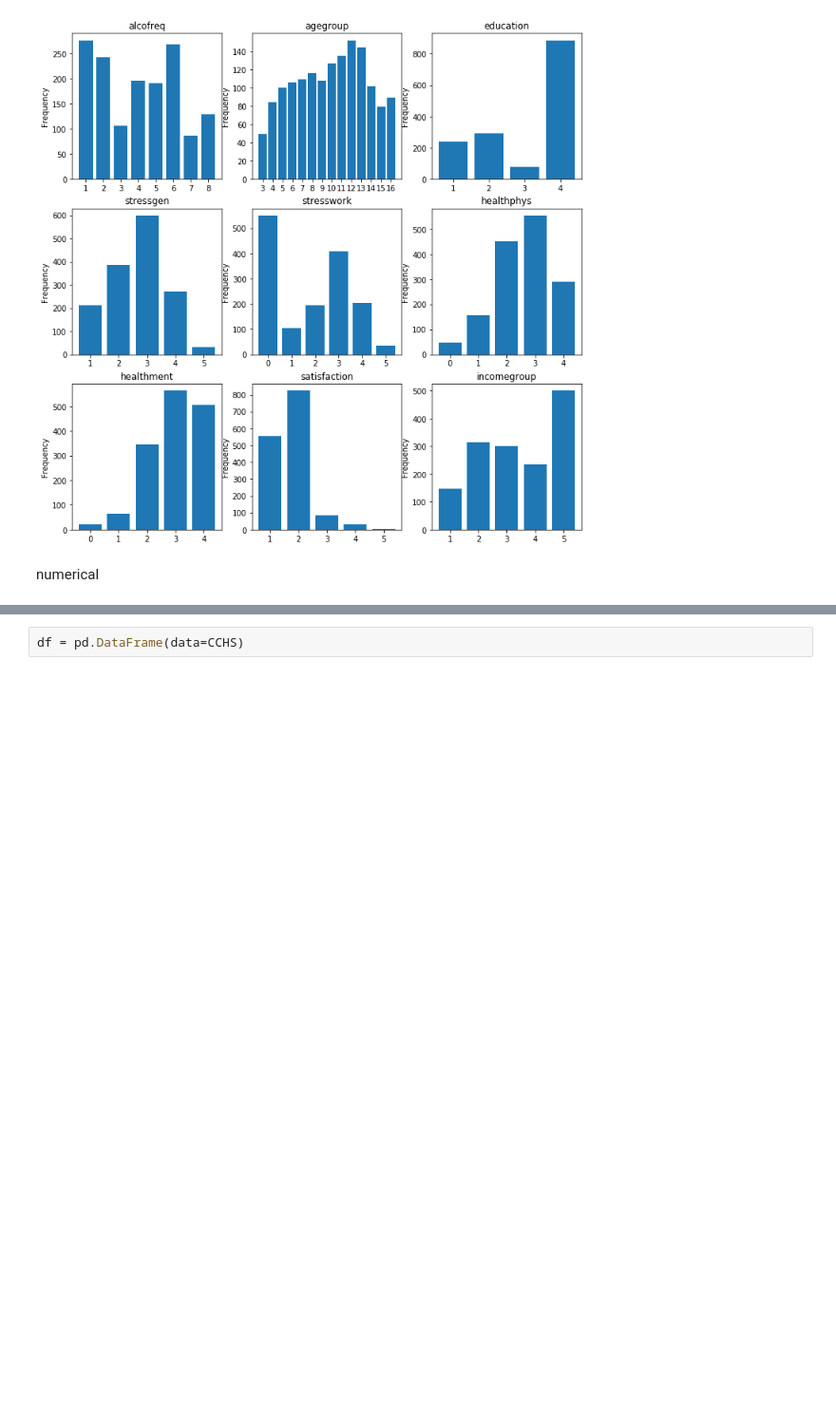
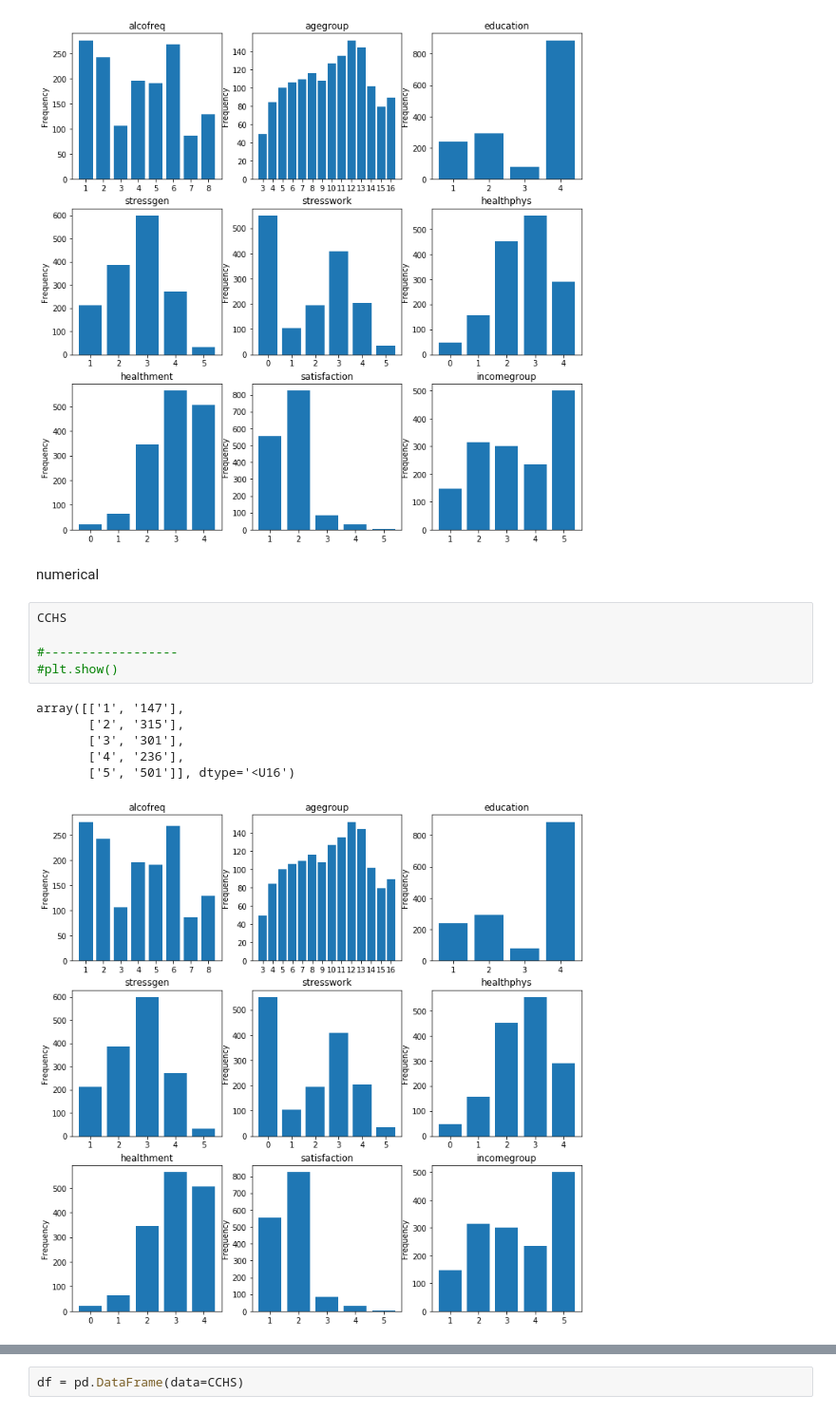
Before and after one commit to diegoarmaca/SocialDataSample, a Jupyter notebook: cchs.ipynb, the cells around one changed output, grey strips where cells are left out. Shown at 95% size. Drawn from its saved outputs; the diff is of its cells as text; blank space fills up the shorter version.

```diff
--- a/cchs.ipynb
+++ b/cchs.ipynb
@@ -265,3 +266,15 @@ array([['1', '147'],
 [figure]
 # %% [markdown]
 numerical
+# %%
+CCHS
+
+#------------------
+#plt.show()
+# %% [output]
+array([['1', '147'],
+       ['2', '315'],
+       ['3', '301'],
+       ['4', '236'],
+       ['5', '501']], dtype='<U16')
+[figure, added]
```
Also changed, not shown: parts of 8 cells of this notebook.
